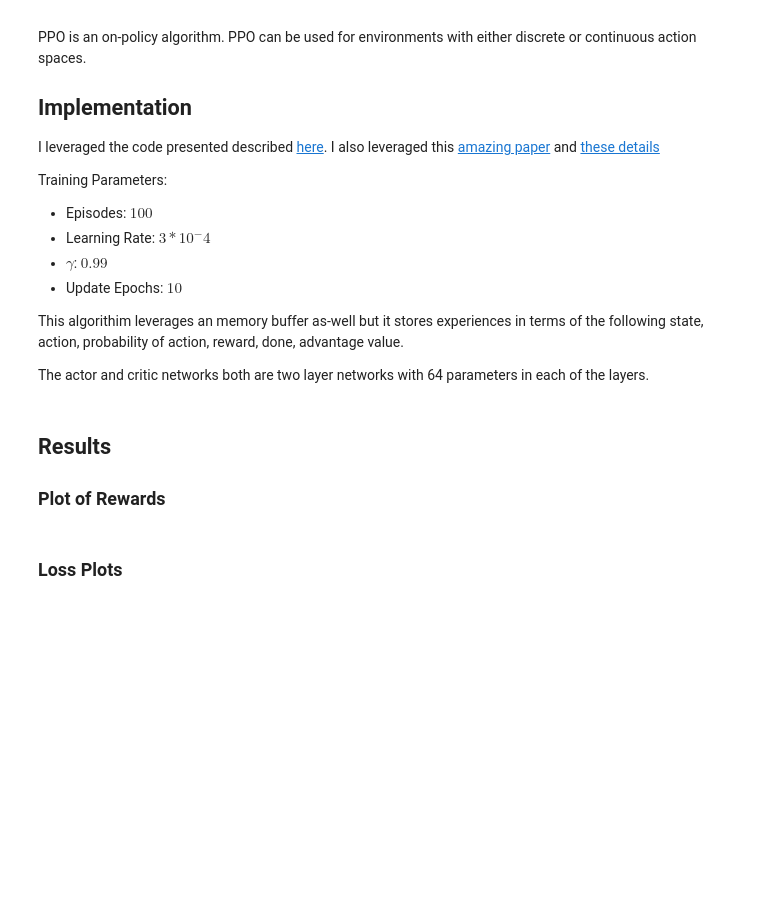
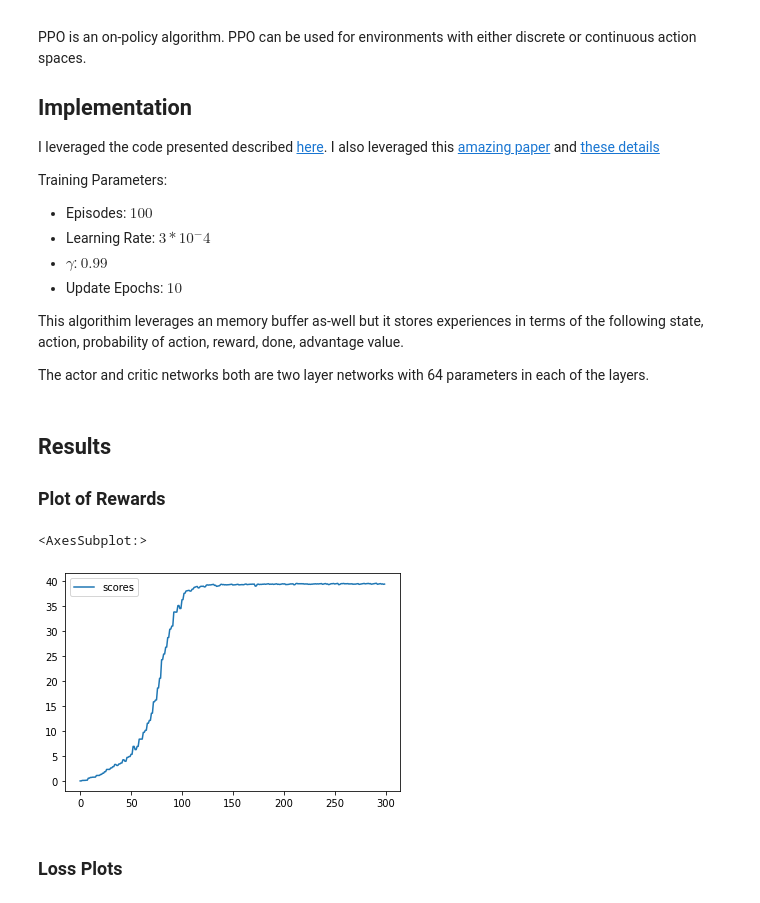
Before and after one commit to Michael-Santoro/continous-control-robot-arm, a Jupyter notebook: Report.ipynb, the cells around one changed output. Cells and saved outputs as stored; diff of their text form; code cells hidden in the pictures; blank space fills up the shorter version.

```diff
--- a/Report.ipynb
+++ b/Report.ipynb
@@ -168,5 +198,11 @@ The actor and critic networks both are two layer networks with 64 parameters in
 # %% [markdown]
 ## Results
 ### Plot of Rewards
+# %%
+ppo_reward = pd.read_csv('udacity_ppo\ddpg_scores_logs.csv',index_col=0)
+ppo_reward.groupby(ppo_reward.index // 20).mean().plot()
+# %% [output]
+<AxesSubplot:>
+[figure, added]
 # %% [markdown]
 ### Loss Plots
```
Also changed, not shown: parts of 8 cells of this notebook, 7 other files.
